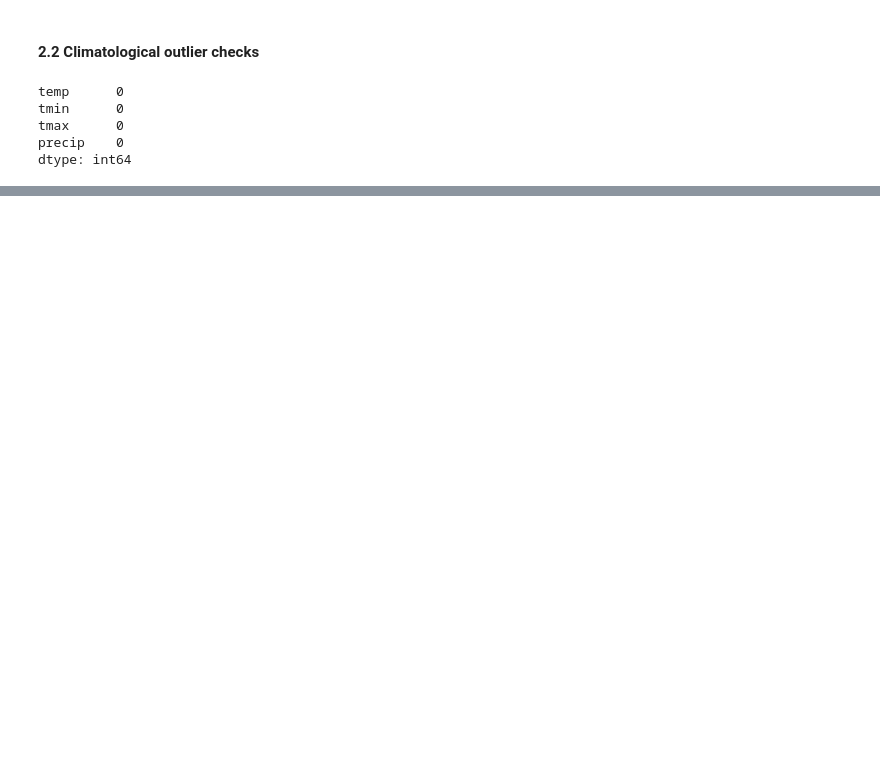
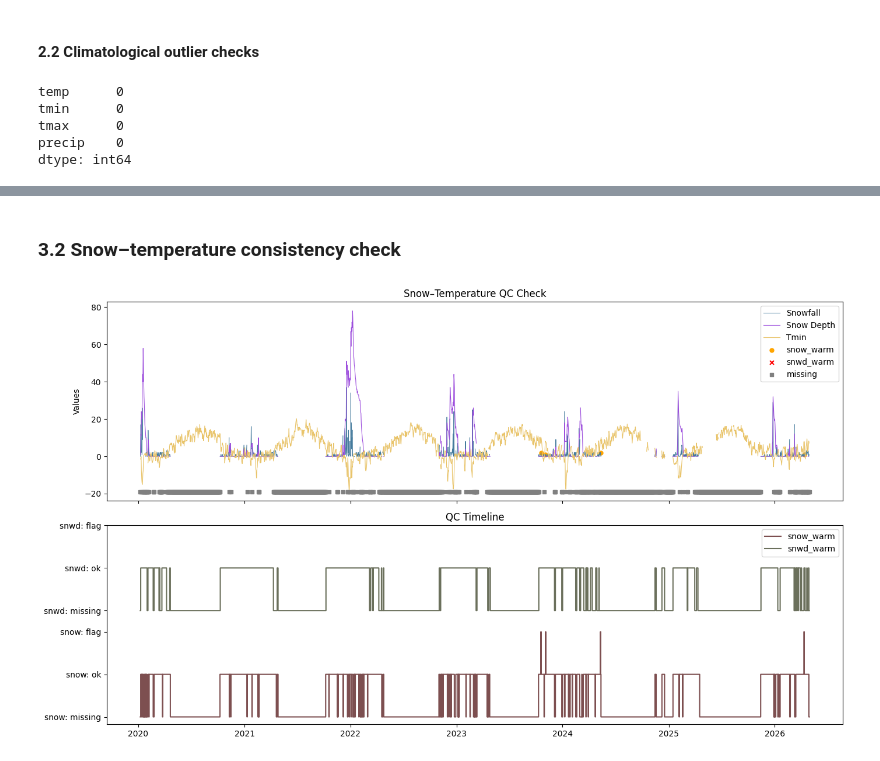
Before and after one commit to pacificclimate/crmprtd, a Jupyter notebook: Quanlity_Control/single_station/1.station_all_variable_qc.ipynb, the cells around one changed output, grey strips where cells are left out. Drawn from its saved outputs; the diff is of its cells as text; code cells hidden in the pictures; blank space fills up the shorter version.

```diff
--- a/Quanlity_Control/single_station/1.station_all_variable_qc.ipynb
+++ b/Quanlity_Control/single_station/1.station_all_variable_qc.ipynb
@@ -626,0 +649,13 @@ plot_clim_check_multi(
+# %% [markdown]
+### 3.2 Snow–temperature consistency check
+# %%
+from func_inttemp_2_snow_tmin_check import *
+
+inttemp_snow_tmin_result = inttemp_snow_temp_consistency(daily_cleaned)
+inttemp_snow_tmin_result
+
+
+plot_inttemp_snow_tmin_timeseries(
+    daily_cleaned, inttemp_snow_tmin_result, color_map=color_map, missing_color="gray", state_color=["#7d4f50", "#6b705c"])
+# %% [output]
+[figure, added]
```
Also changed, not shown: parts of 17 cells of this notebook, 6 other files.
